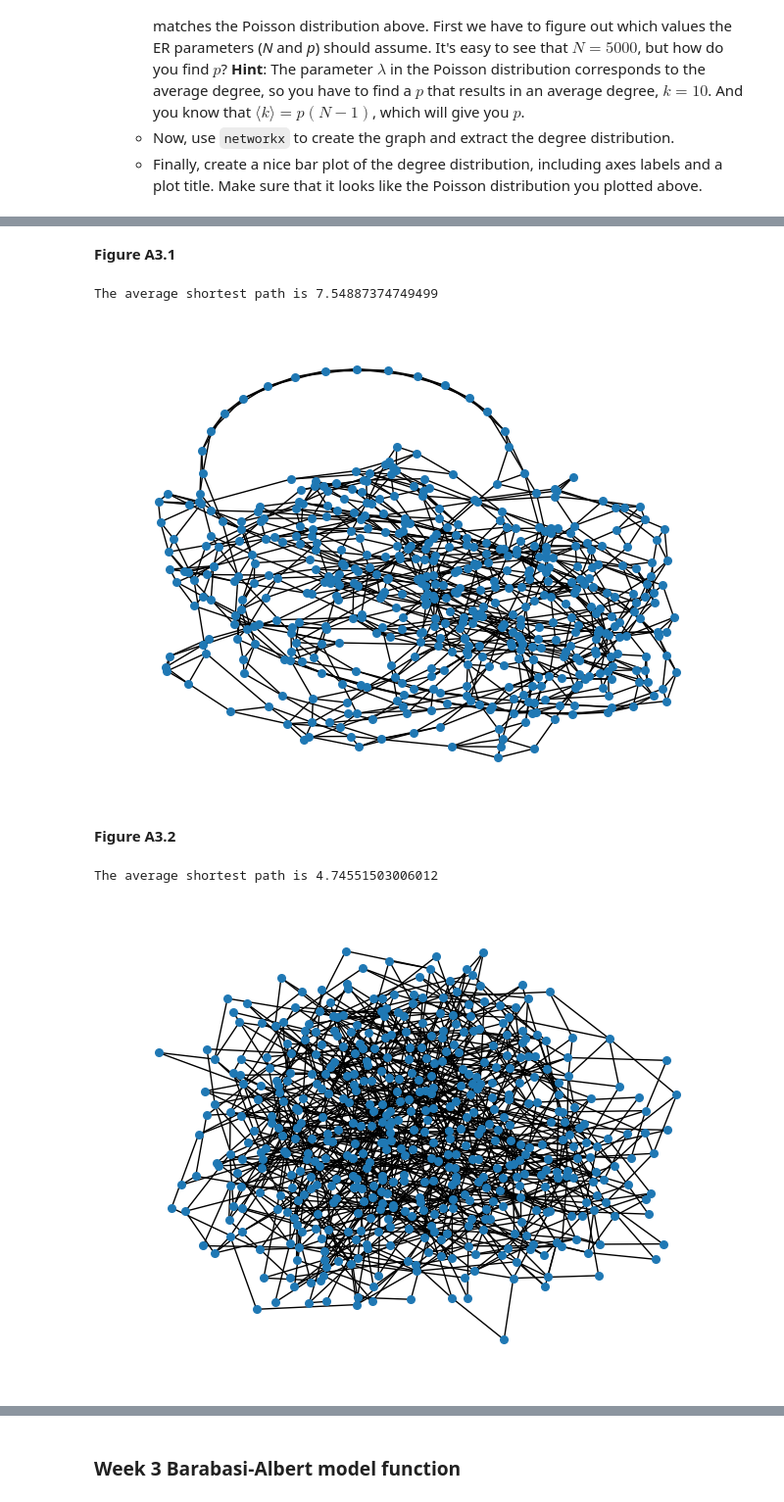
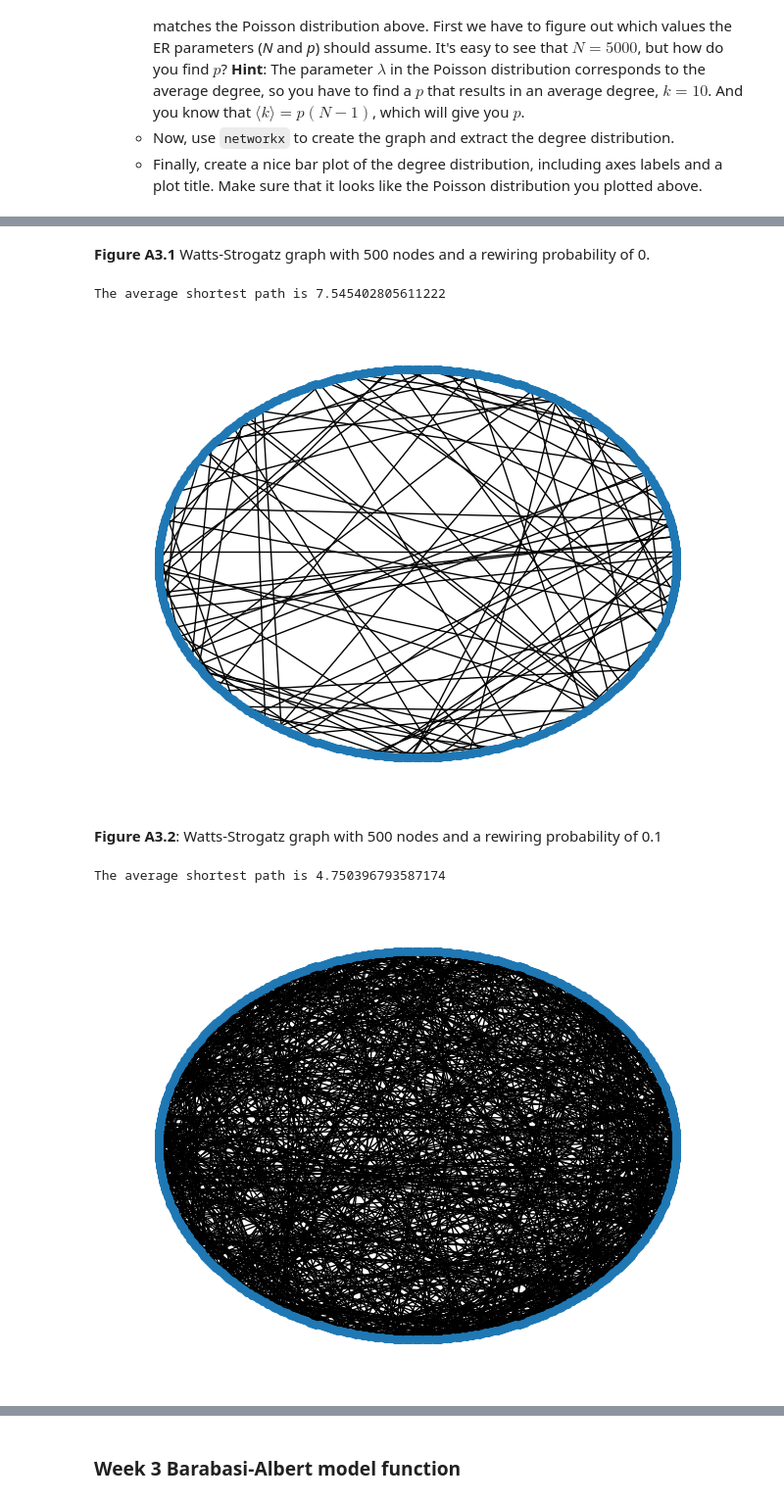
Before and after one commit to Davide011/Social_Graph, a Jupyter notebook: Assignment1_colab.ipynb, the cells around one changed output, grey strips where cells are left out. Shown at 98% size. Cells and saved outputs as stored; diff of their text form; code cells hidden in the pictures.

```diff
--- a/Assignment1_colab.ipynb
+++ b/Assignment1_colab.ipynb
@@ -190,18 +268,18 @@ The average shortest path is 62.875751503006015
-# %% [markdown]
-**Figure A3.1**  <br>
+# %% [markdown]
+**Figure A3.1**  Watts-Strogatz graph with 500 nodes and a rewiring probability of 0.
 # %%
 G = nx.watts_strogatz_graph(500, 4, 0.1)
-nx.draw(G, pos=None, node_size=30)
+nx.draw(G, pos=nx.circular_layout(G), node_size=30)
 print("The average shortest path is " + str(nx.average_shortest_path_length(G)))
 # %% [output]
-The average shortest path is 7.54887374749499
+The average shortest path is 7.545402805611222
-[figure, old version]
+[figure, new version]
-# %% [markdown]
-**Figure A3.2**  <br>
+# %% [markdown]
+**Figure A3.2**: Watts-Strogatz graph with 500 nodes and a rewiring probability of 0.1
 # %%
 G = nx.watts_strogatz_graph(500, 4, 1)
-nx.draw(G, pos=None, node_size=30)
+nx.draw(G, pos=nx.circular_layout(G), node_size=30)
 print("The average shortest path is " + str(nx.average_shortest_path_length(G)))
 # %% [output]
-The average shortest path is 4.74551503006012
+The average shortest path is 4.750396793587174
-[figure, old version]
+[figure, new version]
```
Also changed, not shown: parts of 72 cells of this notebook.
